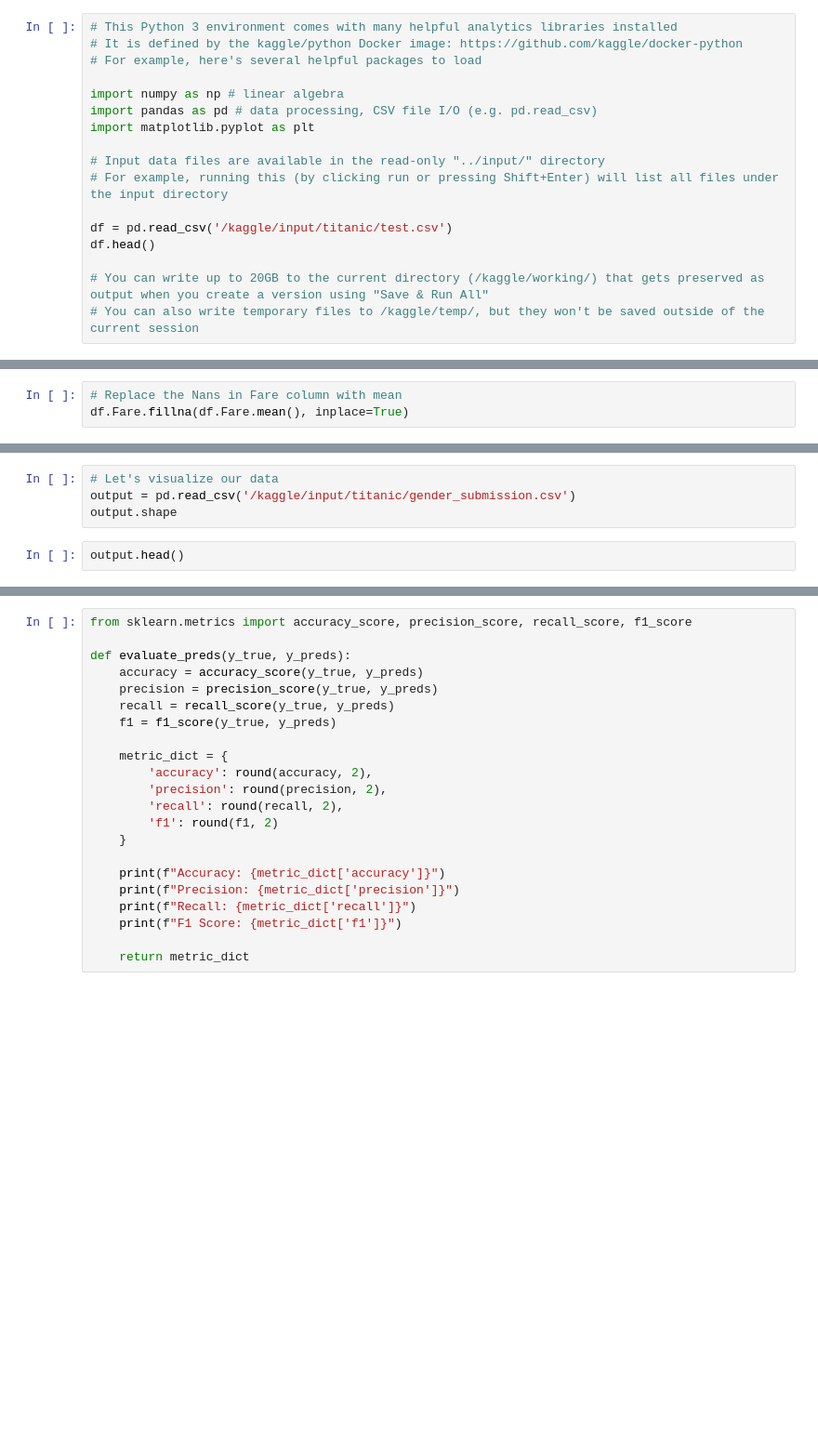
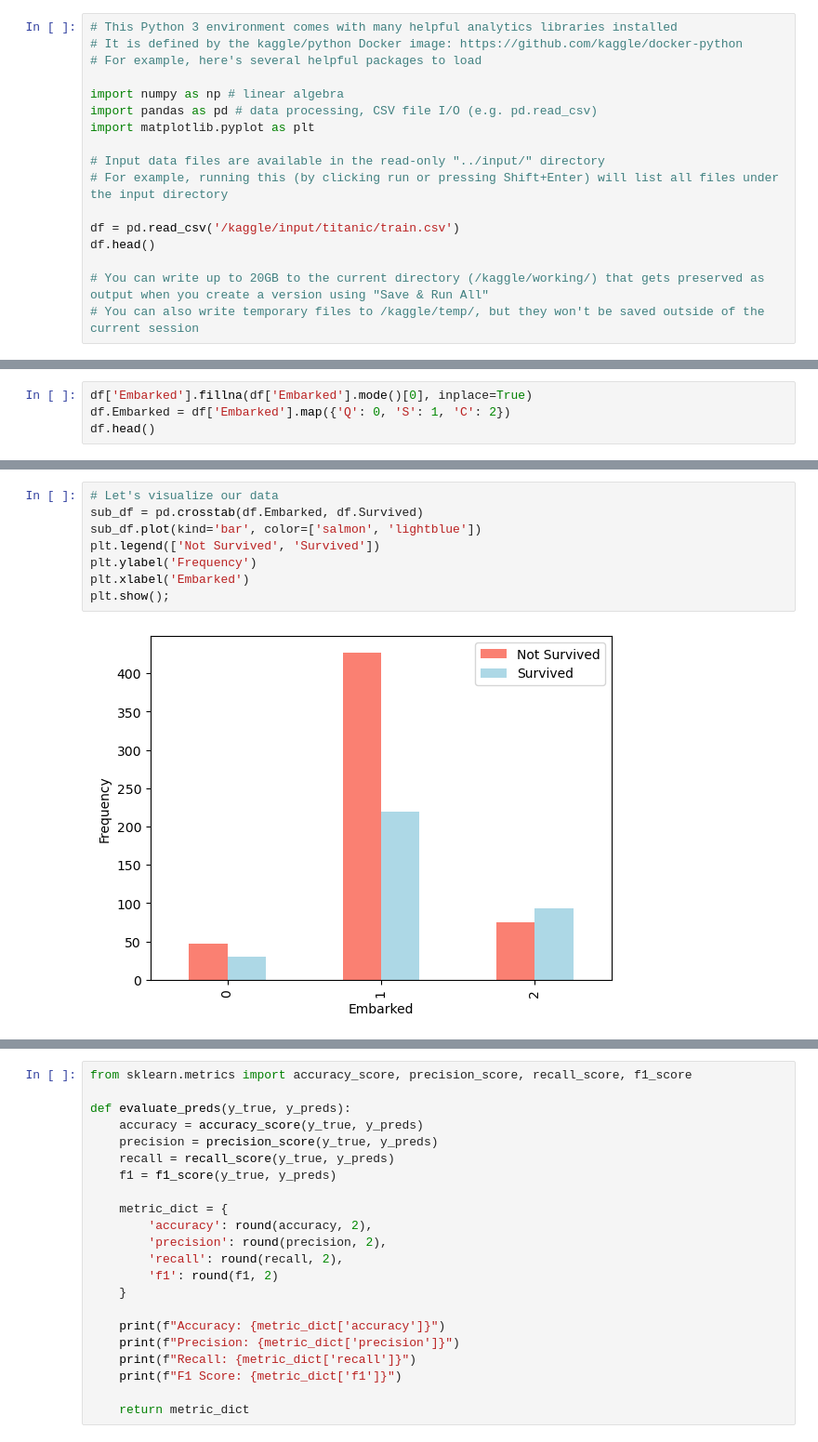
Before and after one commit to Khey17/100-Days-Of-ML-Code, a Jupyter notebook: PracticeProjects/titanic-model.ipynb, the cells around one changed output, grey strips where cells are left out. Shown at 93% size. Drawn from its saved outputs; the diff is of its cells as text; blank space fills up the shorter version.

```diff
--- a/PracticeProjects/titanic-model.ipynb
+++ b/PracticeProjects/titanic-model.ipynb
@@ -10,7 +10,7 @@ import matplotlib.pyplot as plt
 # Input data files are available in the read-only "../input/" directory
 # For example, running this (by clicking run or pressing Shift+Enter) will list all files under the input directory
 
-df = pd.read_csv('/kaggle/input/titanic/test.csv')
+df = pd.read_csv('/kaggle/input/titanic/train.csv')
 df.head()
 
 # You can write up to 20GB to the current directory (/kaggle/working/) that gets preserved as output when you create a version using "Save & Run All"
@@ -32,3 +77,0 @@ df.shape
-# %%
-# Replace the Nans in Fare column with mean
-df.Fare.fillna(df.Fare.mean(), inplace=True)
@@ -34,0 +107,4 @@ df.Fare.fillna(df.Fare.mean(), inplace=True)
+# %%
+df['Embarked'].fillna(df['Embarked'].mode()[0], inplace=True)
+df.Embarked = df['Embarked'].map({'Q': 0, 'S': 1, 'C': 2})
+df.head()
@@ -43,7 +182,11 @@ df.Parch.value_counts()
-# %%
-# Let's visualize our data
-output = pd.read_csv('/kaggle/input/titanic/gender_submission.csv')
-output.shape
-# %%
-output.head()
+# %%
+# Let's visualize our data
+sub_df = pd.crosstab(df.Embarked, df.Survived)
+sub_df.plot(kind='bar', color=['salmon', 'lightblue'])
+plt.legend(['Not Survived', 'Survived'])
+plt.ylabel('Frequency')
+plt.xlabel('Embarked')
+plt.show();
+# %% [output]
+[figure, added]
 # %%
```
Also changed, not shown: parts of 70 cells of this notebook.
